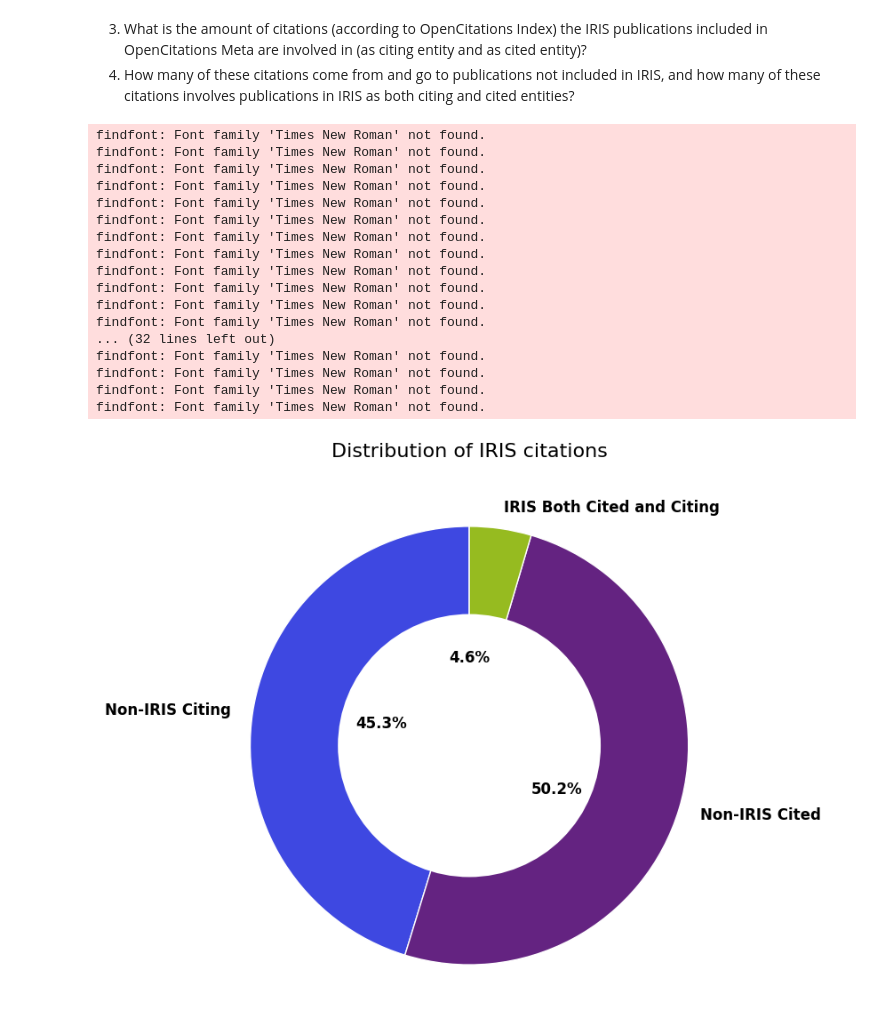
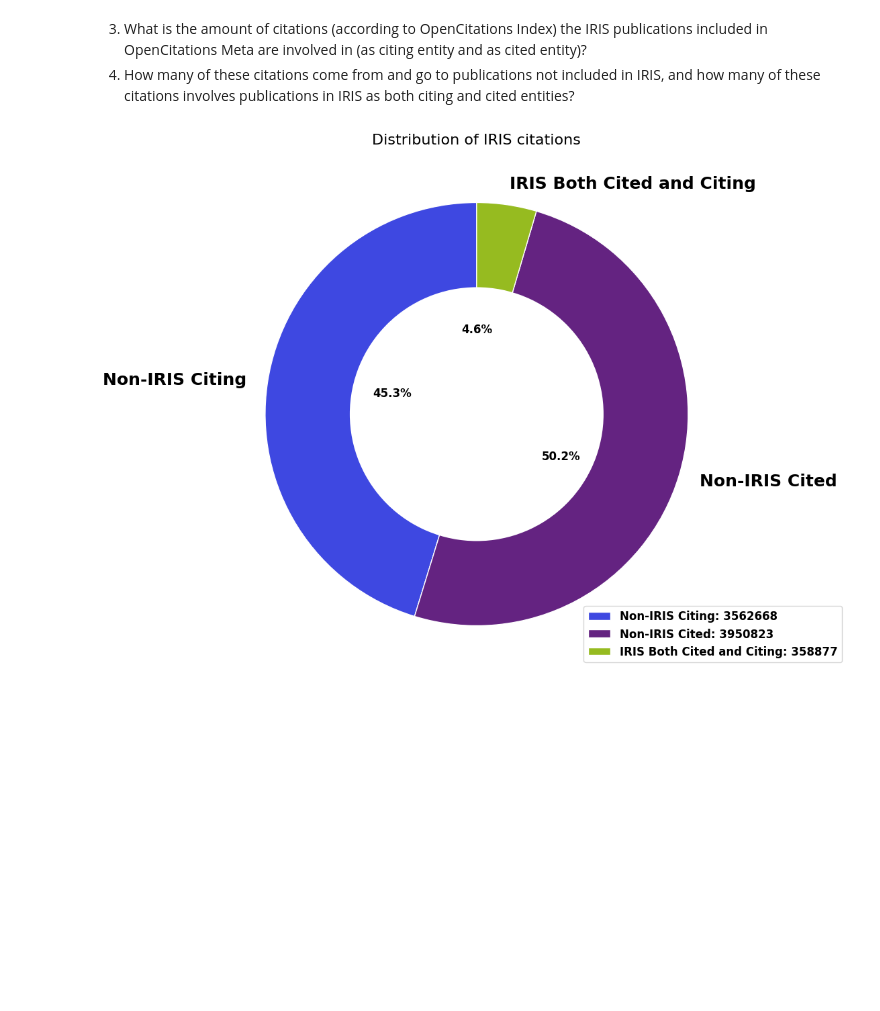
Before and after one commit to open-sci/2023-2024-atreides-code, a Jupyter notebook: data_visualization.ipynb, the cells around one changed output. Cells and saved outputs as stored; diff of their text form; code cells hidden in the pictures; blank space fills up the shorter version.

```diff
--- a/data_visualization.ipynb
+++ b/data_visualization.ipynb
@@ -196,10 +201,17 @@ color_end = '#96BB20'
 cmap = LinearSegmentedColormap.from_list('custom_gradient', [color_start, color_middle, color_end])
 
 # logaritmic scale
-plt.figure(figsize=(10, 6))
+plt.figure(figsize=(10, 7))
 bars = plt.bar(types, counts, color=cmap(np.linspace(0, 1, len(types))))
 
 plt.yscale('log')
+plt.rcParams['font.weight'] = 'normal'
+plt.rcParams['font.size'] = 12
+plt.rcParams['axes.titlesize'] = 12
+plt.rcParams['axes.labelsize'] = 14
+plt.rcParams['legend.fontsize'] = 12
+plt.rcParams['xtick.labelsize'] = 10
+plt.rcParams['ytick.labelsize'] = 11
 
 def log_format(y, pos):
     return '{:.0f}'.format(y)
@@ -220,7 +232,7 @@ for bar, count in zip(bars, counts):
 
 plt.tight_layout()
 
-plt.savefig('Types_in_Meta.png', dpi=600)
+plt.savefig('img/Types_in_Meta.png', dpi=600)
 
 plt.show()
 # %% [output]
@@ -234,25 +260,19 @@ plt.show()
 import matplotlib.pyplot as plt
 
 from answer_research_questions import answer_question_3, answer_question_4, answer_question_5
-
-# Data
-total_3 = answer_question_3()
-total_4 = answer_question_4()
-total_5 = answer_question_5()
 
 citations_total = total_3.item()
 citations_non_iris_cited = total_4.select('cited').item()
 citations_non_iris_citing = total_4.select('citing').item()
 citations_iris_both = total_5.item()
 
-
 plt.rcParams['font.weight'] = 'bold'
 plt.rcParams['font.size'] = 12
-plt.rcParams['axes.titlesize'] = 16
+plt.rcParams['axes.titlesize'] = 18
 plt.rcParams['axes.labelsize'] = 14
 plt.rcParams['legend.fontsize'] = 12
-plt.rcParams['xtick.labelsize'] = 12
-plt.rcParams['ytick.labelsize'] = 12
+plt.rcParams['xtick.labelsize'] = 18
+plt.rcParams['ytick.labelsize'] = 18
 
 percentage_non_iris_citing = citations_non_iris_citing / citations_total * 100
 percentage_non_iris_cited = citations_non_iris_cited / citations_total * 100
@@ -262,52 +282,43 @@ sizes = [percentage_non_iris_citing, percentage_non_iris_cited, percentage_iris_
 labels = ['Non-IRIS Citing', 'Non-IRIS Cited', 'IRIS Both Cited and Citing']
 colors = ['#3E48E1', '#642381', '#96BB20']
 
-fig, ax = plt.subplots(figsize=(7, 7))
+fig, ax = plt.subplots(figsize=(13, 9))
 wedges, texts, autotexts = ax.pie(
     sizes,
     labels=labels,
     autopct='%1.1f%%',
     colors=colors,
     startangle=90,
     wedgeprops={'edgecolor': 'white'}
 )
 
 for i, autotext in enumerate(autotexts):
     autotext.set_fontsize(12)
     autotext.set_horizontalalignment('center')
     if i == 0:
         autotext.set_position((-0.4, 0.1))
     elif i == 1:
         autotext.set_position((0.4, -0.2))
     elif i == 2:
         autotext.set_position((0, 0.4))
 
 center_circle = plt.Circle((0, 0), 0.60, fc='white')
 fig.gca().add_artist(center_circle)
 
 ax.axis('equal')
 
 plt.title('Distribution of IRIS citations', fontsize=16, pad=40)
 
-plt.savefig('IRIS_citations.png', dpi=600)
+# Adding legend with actual values
+actual_values_labels = [
+    f'Non-IRIS Citing: {citations_non_iris_citing}',
+    f'Non-IRIS Cited: {citations_non_iris_cited}',
+    f'IRIS Both Cited and Citing: {citations_iris_both}'
+]
+ax.legend(wedges, actual_values_labels, loc='upper left', bbox_to_anchor=(0.65, 0.1))
+
+plt.savefig('img/IRIS_citations.png', dpi=600)
 
 plt.show()
 # %% [output]
-findfont: Font family 'Times New Roman' not found.
-findfont: Font family 'Times New Roman' not found.
-findfont: Font family 'Times New Roman' not found.
-findfont: Font family 'Times New Roman' not found.
-findfont: Font family 'Times New Roman' not found.
-findfont: Font family 'Times New Roman' not found.
-findfont: Font family 'Times New Roman' not found.
-findfont: Font family 'Times New Roman' not found.
-findfont: Font family 'Times New Roman' not found.
-findfont: Font family 'Times New Roman' not found.
-findfont: Font family 'Times New Roman' not found.
-findfont: Font family 'Times New Roman' not found.
-... (32 lines left out)
-findfont: Font family 'Times New Roman' not found.
-findfont: Font family 'Times New Roman' not found.
-findfont: Font family 'Times New Roman' not found.
-findfont: Font family 'Times New Roman' not found.
-[figure, old version]
+[figure, new version]
```
Also changed, not shown: parts of 7 cells of this notebook.
